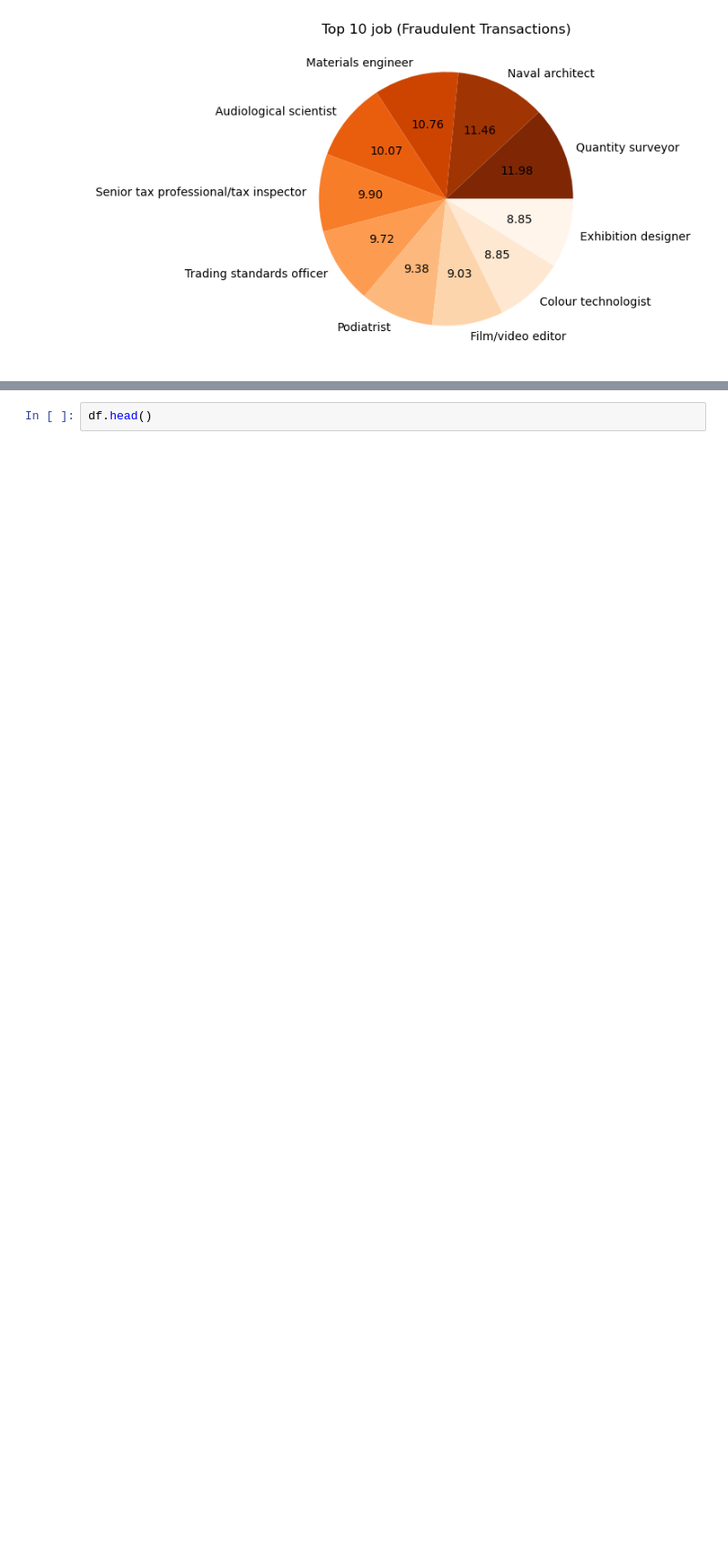
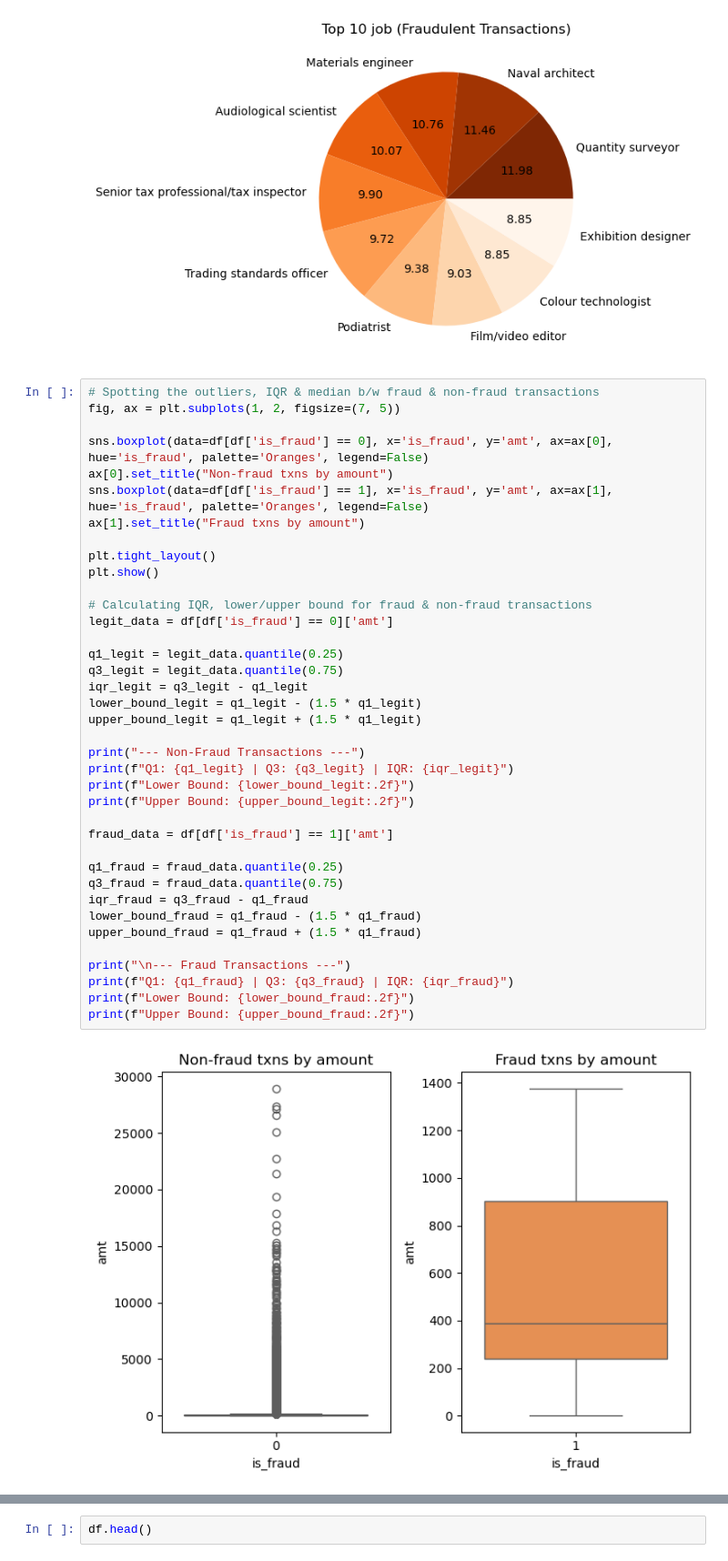
Before and after one commit to 0xsquawk/fraud-detection, a Jupyter notebook: fraud_analytics.ipynb, the cells around one changed output, grey strips where cells are left out. Shown at 91% size. Cells and saved outputs as stored; diff of their text form; blank space fills up the shorter version.

```diff
--- a/fraud_analytics.ipynb
+++ b/fraud_analytics.ipynb
@@ -181,3 +181,43 @@ for col in ord_cols:
 [figure]
 [figure]
 [figure]
+# %%
+# Spotting the outliers, IQR & median b/w fraud & non-fraud transactions
+fig, ax = plt.subplots(1, 2, figsize=(7, 5))
+
+sns.boxplot(data=df[df['is_fraud'] == 0], x='is_fraud', y='amt', ax=ax[0], hue='is_fraud', palette='Oranges', legend=False)
+ax[0].set_title("Non-fraud txns by amount")
+sns.boxplot(data=df[df['is_fraud'] == 1], x='is_fraud', y='amt', ax=ax[1], hue='is_fraud', palette='Oranges', legend=False)
+ax[1].set_title("Fraud txns by amount")
+
+plt.tight_layout()
+plt.show()
+
+# Calculating IQR, lower/upper bound for fraud & non-fraud transactions
+legit_data = df[df['is_fraud'] == 0]['amt']
+
+q1_legit = legit_data.quantile(0.25)
+q3_legit = legit_data.quantile(0.75)
+iqr_legit = q3_legit - q1_legit
+lower_bound_legit = q1_legit - (1.5 * q1_legit)
+upper_bound_legit = q1_legit + (1.5 * q1_legit)
+
+print("--- Non-Fraud Transactions ---")
+print(f"Q1: {q1_legit} | Q3: {q3_legit} | IQR: {iqr_legit}")
+print(f"Lower Bound: {lower_bound_legit:.2f}")
+print(f"Upper Bound: {upper_bound_legit:.2f}")
+
+fraud_data = df[df['is_fraud'] == 1]['amt']
+
+q1_fraud = fraud_data.quantile(0.25)
+q3_fraud = fraud_data.quantile(0.75)
+iqr_fraud = q3_fraud - q1_fraud
+lower_bound_fraud = q1_fraud - (1.5 * q1_fraud)
+upper_bound_fraud = q1_fraud + (1.5 * q1_fraud)
+
+print("\n--- Fraud Transactions ---")
+print(f"Q1: {q1_fraud} | Q3: {q3_fraud} | IQR: {iqr_fraud}")
+print(f"Lower Bound: {lower_bound_fraud:.2f}")
+print(f"Upper Bound: {upper_bound_fraud:.2f}")
+# %% [output]
+[figure, added]
```
Also changed, not shown: parts of 4 cells of this notebook.
